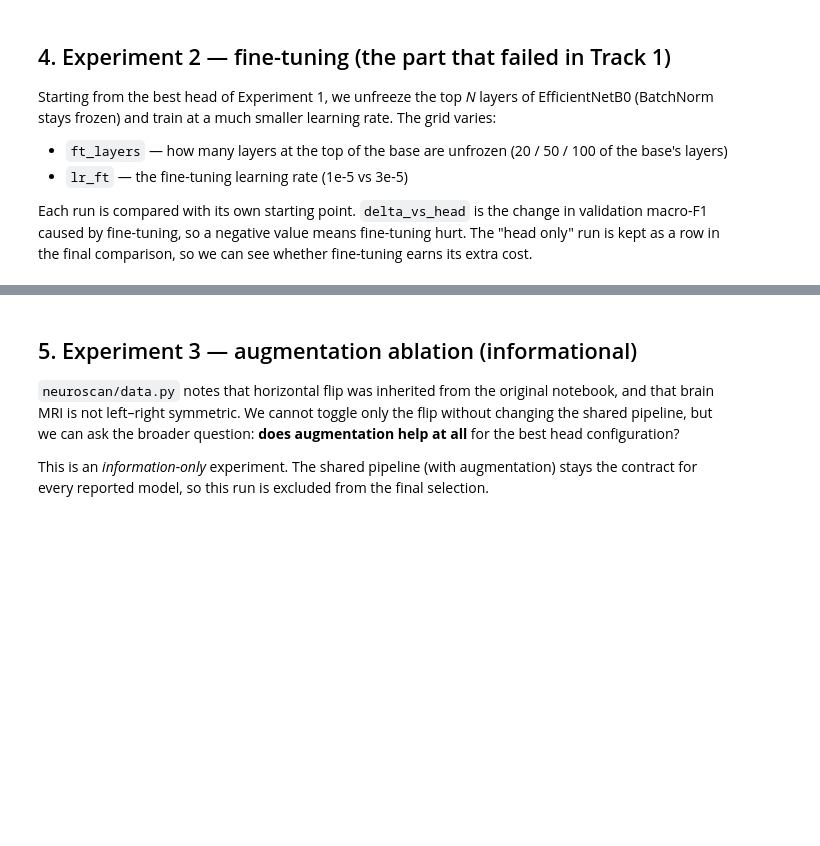
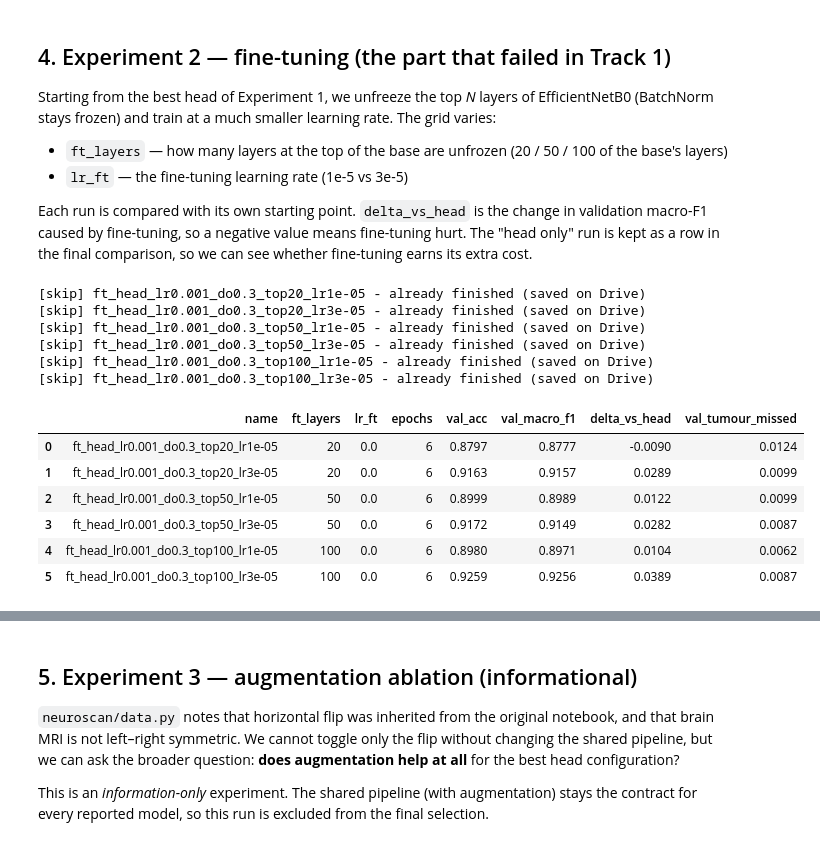
Before and after one commit to laibaamjad50/NeuroScan, a Jupyter notebook: Phase2_Track2_Laiba.ipynb, the cells around one changed output, grey strips where cells are left out. Cells and saved outputs as stored; diff of their text form; code cells hidden in the pictures; blank space fills up the shorter version.

```diff
--- a/Phase2_Track2_Laiba.ipynb
+++ b/Phase2_Track2_Laiba.ipynb
@@ -179,11 +285,14 @@ def set_trainable(base, n_layers):
             layer.trainable = False
 
 
-def fit_phase(model, train_ds, val_ds, lr, epochs):
-    """One training phase. Always re-compiles (required after changing `trainable`)."""
+def fit_phase(model, train_ds, val_ds, lr, epochs, tag):
+    """One training phase. Always re-compiles (required after changing `trainable`).
+    `tag` names this phase's per-epoch backup on Drive: if the session dies mid-phase, running the
+    same cell again continues from the last finished epoch (weights, optimiser and epoch counter)."""
     model.compile(optimizer=keras.optimizers.Adam(lr),
                   loss="categorical_crossentropy", metrics=["accuracy"])
-    cbs = [keras.callbacks.EarlyStopping(monitor="val_loss", patience=PATIENCE,
+    cbs = [keras.callbacks.BackupAndRestore(os.path.join(BACKUP, tag), save_freq="epoch"),
+           keras.callbacks.EarlyStopping(monitor="val_loss", patience=PATIENCE,
                                          restore_best_weights=True, verbose=1),
            keras.callbacks.ReduceLROnPlateau(monitor="val_loss", factor=0.5, patience=2,
                                              min_lr=1e-7, verbose=1)]
@@ -220,7 +333,7 @@ kept, so Experiment 2 can start from the best head without retraining it.
 
 **Selection metric: validation macro-F1.** The test set is not used.
 # %%
-all_runs, head_weights, head_hist = [], {}, {}
+all_runs = load_json("all_runs", [])           # every finished run so far (empty on a fresh start)
 
 def run_row(name, stage, hp, ft_layers, lr_ft, epochs, v, extra=None):
     row = dict(name=name, stage=stage, lr_head=hp["lr_head"], dropout=hp["dropout"],
@@ -230,21 +343,28 @@ def run_row(name, stage, hp, ft_layers, lr_ft, epochs, v, extra=None):
     row.update(extra or {})
     return row
 
+def finished():
+    return {r["name"] for r in all_runs}
+
 for hp in HEAD_GRID:
     name = f"head_lr{hp['lr_head']:g}_do{hp['dropout']:g}"
+    if name in finished():
+        print(f"[skip] {name} - already finished (saved on Drive)")
+        continue
     print(f"\n########## {name}")
     t0 = time.time()
     keras.utils.set_random_seed(SEED)
     model, base = build_model(hp["dropout"])
-    h = fit_phase(model, ds["train"], ds["val"], hp["lr_head"], EP_HEAD)
+    h = fit_phase(model, ds["train"], ds["val"], hp["lr_head"], EP_HEAD, tag=name)
     v = score(model, ds["val"], "val")
-    head_weights[name] = model.get_weights()
-    head_hist[name] = h.history
+    save_pickle(f"headweights_{name}", model.get_weights())          # weights first ...
     all_runs.append(run_row(name, "head", hp, 0, None, len(h.history["loss"]), v,
                             dict(minutes=(time.time() - t0) / 60)))
-    print(f"-> val acc {v['accuracy']:.4f} | val macro-F1 {v['macro_f1']:.4f} | {(time.time()-t0)/60:.1f} min")
+    save_json("all_runs", all_runs)                                   # ... then the row, so a row never exists without its weights
+    print(f"-> val acc {v['accuracy']:.4f} | val macro-F1 {v['macro_f1']:.4f} | {(time.time()-t0)/60:.1f} min  [saved]")
     del model, base; gc.collect()
 
 exp1 = pd.DataFrame([r for r in all_runs if r["stage"] == "head"])
 exp1.to_csv("results/track2_exp1_head.csv", index=False)
+sync_to_drive()
 exp1[["name", "epochs", "val_acc", "val_macro_f1", "val_tumour_missed"]].round(4)
@@ -275,30 +408,52 @@ negative value means fine-tuning hurt. The "head only" run is kept as a row in t
 earns its extra cost.
 # %%
 head_val = float(best_head["val_macro_f1"])
-ft_models_info = {}
+BEST_HEAD_WEIGHTS = load_pickle(f"headweights_{BEST_HEAD['name']}")
+assert BEST_HEAD_WEIGHTS is not None, "saved weights of the best head are missing - set RESET = True and rerun Experiment 1"
+
+EP_FT_EXP2 = 1 if QUICK else 6      # max fine-tuning epochs for Experiment 2 only (the final retrain still uses EP_FT)
+
 for ft in FT_GRID:
     name = f"ft_{BEST_HEAD['name']}_top{ft['ft_layers']}_lr{ft['lr_ft']:g}"
+    if name in finished():
+        print(f"[skip] {name} - already finished (saved on Drive)")
+        continue
     print(f"\n########## {name}")
     t0 = time.time()
     keras.utils.set_random_seed(SEED)
     model, base = build_model(BEST_HEAD["dropout"])
-    model.set_weights(head_weights[BEST_HEAD["name"]])
+    model.set_weights(BEST_HEAD_WEIGHTS)
     set_trainable(base, ft["ft_layers"])
     n_tr = sum(l.trainable for l in base.layers)
-    h = fit_phase(model, ds["train"], ds["val"], ft["lr_ft"], EP_FT)
+    h = fit_phase(model, ds["train"], ds["val"], ft["lr_ft"], EP_FT_EXP2, tag=name)
     v = score(model, ds["val"], "val")
-    ft_models_info[name] = h.history
     all_runs.append(run_row(name, "finetune", BEST_HEAD, ft["ft_layers"], ft["lr_ft"],
                             len(h.history["loss"]), v,
                             dict(trainable_base_layers=n_tr, delta_vs_head=v["macro_f1"] - head_val,
                                  minutes=(time.time() - t0) / 60)))
+    save_json("all_runs", all_runs)
     print(f"-> val macro-F1 {v['macro_f1']:.4f}  (head only was {head_val:.4f}, delta {v['macro_f1']-head_val:+.4f})"
-          f" | {(time.time()-t0)/60:.1f} min")
+          f" | {(time.time()-t0)/60:.1f} min  [saved]")
     del model, base; gc.collect()
 
 exp2 = pd.DataFrame([r for r in all_runs if r["stage"] == "finetune"])
 exp2.to_csv("results/track2_exp2_finetune.csv", index=False)
+sync_to_drive()
 exp2[["name", "ft_layers", "lr_ft", "epochs", "val_acc", "val_macro_f1", "delta_vs_head", "val_tumour_missed"]].round(4)
+# %% [output]
+[skip] ft_head_lr0.001_do0.3_top20_lr1e-05 - already finished (saved on Drive)
+[skip] ft_head_lr0.001_do0.3_top20_lr3e-05 - already finished (saved on Drive)
+[skip] ft_head_lr0.001_do0.3_top50_lr1e-05 - already finished (saved on Drive)
+[skip] ft_head_lr0.001_do0.3_top50_lr3e-05 - already finished (saved on Drive)
+[skip] ft_head_lr0.001_do0.3_top100_lr1e-05 - already finished (saved on Drive)
+[skip] ft_head_lr0.001_do0.3_top100_lr3e-05 - already finished (saved on Drive)
+|  | name | ft_layers | lr_ft | epochs | val_acc | val_macro_f1 | delta_vs_head | val_tumour_missed |
+| 0 | ft_head_lr0.001_do0.3_top20_lr1e-05 | 20 | 0.0 | 6 | 0.8797 | 0.8777 | -0.0090 | 0.0124 |
+| 1 | ft_head_lr0.001_do0.3_top20_lr3e-05 | 20 | 0.0 | 6 | 0.9163 | 0.9157 | 0.0289 | 0.0099 |
+| 2 | ft_head_lr0.001_do0.3_top50_lr1e-05 | 50 | 0.0 | 6 | 0.8999 | 0.8989 | 0.0122 | 0.0099 |
+| 3 | ft_head_lr0.001_do0.3_top50_lr3e-05 | 50 | 0.0 | 6 | 0.9172 | 0.9149 | 0.0282 | 0.0087 |
+| 4 | ft_head_lr0.001_do0.3_top100_lr1e-05 | 100 | 0.0 | 6 | 0.8980 | 0.8971 | 0.0104 | 0.0062 |
+| 5 | ft_head_lr0.001_do0.3_top100_lr3e-05 | 100 | 0.0 | 6 | 0.9259 | 0.9256 | 0.0389 | 0.0087 |
 # %%
 fig, ax = plt.subplots(figsize=(8, 4))
 pivot = exp2.pivot(index="ft_layers", columns="lr_ft", values="val_macro_f1")
```
Also changed, not shown: parts of 24 cells of this notebook.
